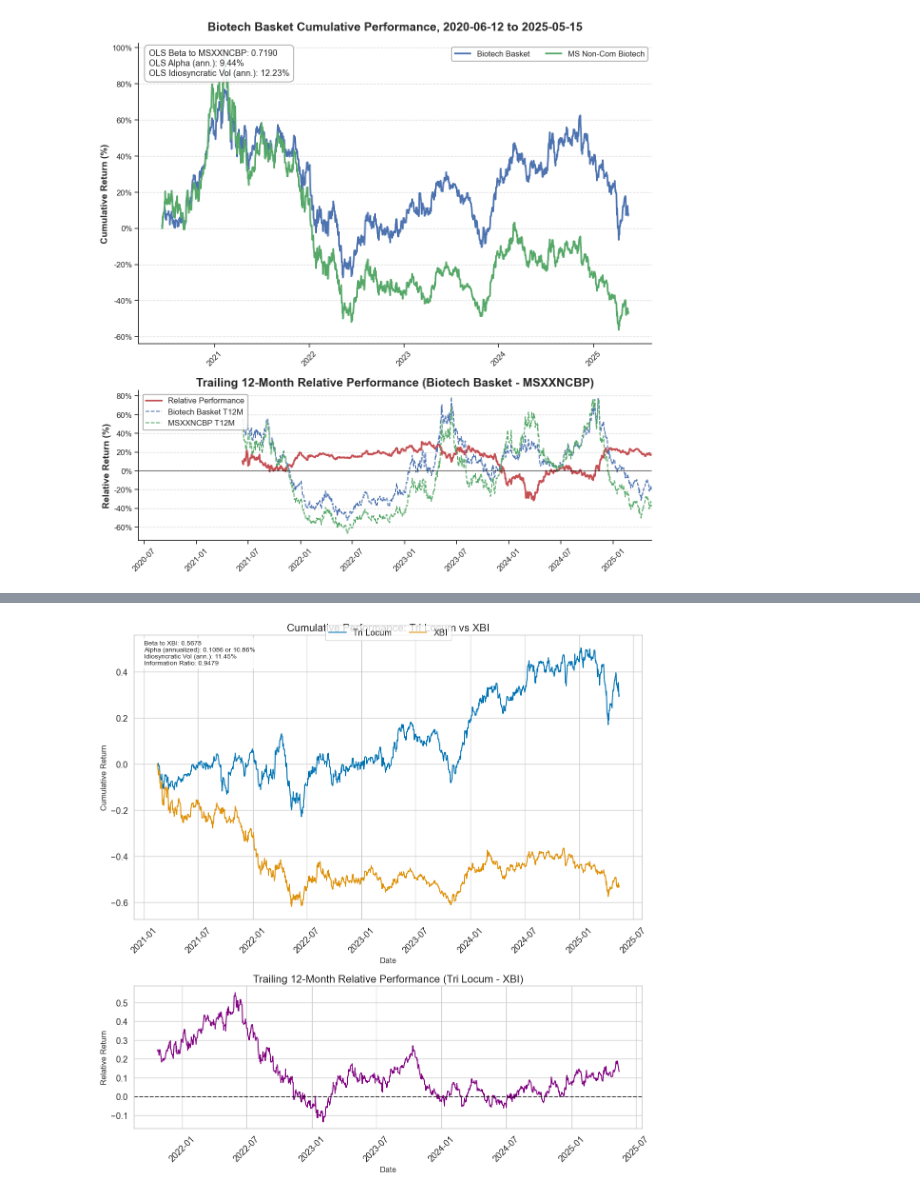
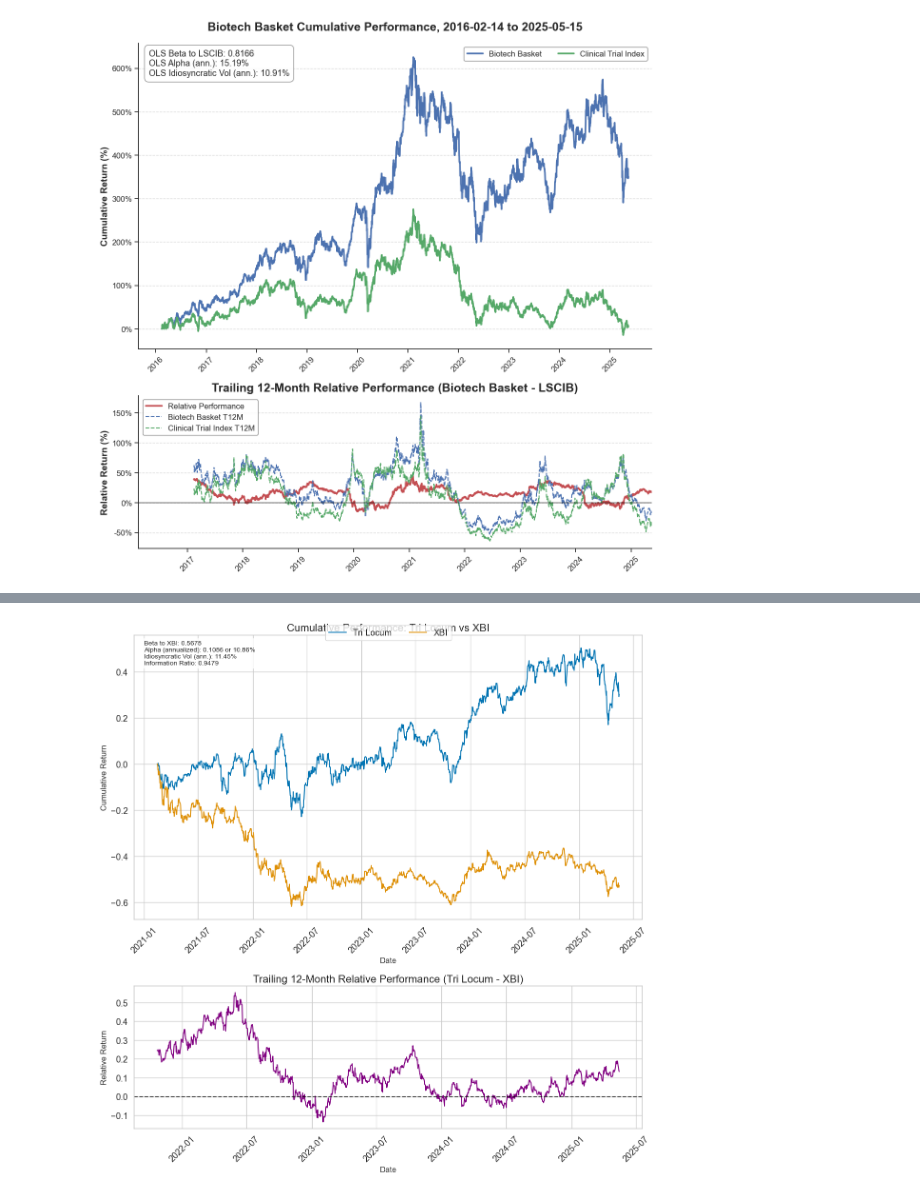
Before and after one commit to UVIMCO/Biotech-Basket, a Jupyter notebook: FundModel.ipynb, the cells around one changed output, grey strips where cells are left out. Drawn from its saved outputs; the diff is of its cells as text; code cells hidden in the pictures.

Commit message:
add new index

```diff
--- a/FundModel.ipynb
+++ b/FundModel.ipynb
@@ -513,50 +559,45 @@ plt.show()
 # %%
-# Get strategy returns and MSXXNCB returns
+# Get strategy returns and LSCIBreturns
 strategy_returns = bt.get_strategy_returns(final_holdings, pd.Timestamp('2025-05-15'))
-msxxncb_returns = bt.sec_rets_df['MSXXNCB'].loc[strategy_returns.index[0]:strategy_returns.index[-1]]
-
-# Filter both series to start from June 12, 2020
-start_date = pd.Timestamp('2020-06-12')
-strategy_returns = strategy_returns[strategy_returns.index >= start_date]
-msxxncb_returns = msxxncb_returns[msxxncb_returns.index >= start_date]
+clinical_trial_index_returns = bt.sec_rets_df['LSCIB'].loc[strategy_returns.index[0]:strategy_returns.index[-1]]
 
 # Convert to cumulative returns
 strategy_cumulative = (1 + strategy_returns).cumprod() - 1
-msxxncb_cumulative = (1 + msxxncb_returns).cumprod() - 1
+clinical_trial_index_cumulative = (1 + clinical_trial_index_returns).cumprod() - 1
 
 # Create a DataFrame for plotting
 cumulative_returns = pd.DataFrame({
     'Biotech Basket': strategy_cumulative,
-    'MS Non-Com Biotech': msxxncb_cumulative
+    'Clinical Trial Index': clinical_trial_index_cumulative
 })
 
-# Calculate trailing 12-month cumulative returns for both strategy and MSXXNCB
+# Calculate trailing 12-month cumulative returns for both strategy and Clinical Trial Index
 strategy_t12m = (1 + strategy_returns).rolling(window=365).apply(lambda x: x.prod()) - 1
-msxxncb_t12m = (1 + msxxncb_returns).rolling(window=365).apply(lambda x: x.prod()) - 1
+clinical_trial_index_t12m = (1 + clinical_trial_index_returns).rolling(window=365).apply(lambda x: x.prod()) - 1
 
-# Calculate trailing 12-month relative performance (Strategy T12M - MSXXNCB T12M)
-trailing_12m_relative = strategy_t12m - msxxncb_t12m
+# Calculate trailing 12-month relative performance (Strategy T12M - Clinical Trial Index T12M)
+trailing_12m_relative = strategy_t12m - clinical_trial_index_t12m
 
 # Create a figure with 2 subplots
 fig, (ax1, ax2) = plt.subplots(2, 1, figsize=(12, 12), gridspec_kw={'height_ratios': [2, 1]})
 
-# Compute beta and alpha to MSXXNCB for regular strategy
+# Compute beta and alpha to LSCIB for regular strategy
 returns_for_regression = pd.DataFrame({
     'strategy': strategy_returns,
-    'msxxncb': msxxncb_returns
+    'lscib': clinical_trial_index_returns
 })
 returns_for_regression = returns_for_regression.dropna()
 returns_for_regression = returns_for_regression[(returns_for_regression['strategy'] != 0) |
-                                               (returns_for_regression['msxxncb'] != 0)]
+                                               (returns_for_regression['lscib'] != 0)]
 
 # Add a constant to the regression model
-X = sm.add_constant(returns_for_regression['msxxncb'])
+X = sm.add_constant(returns_for_regression['lscib'])
 Y = returns_for_regression['strategy']
 
 # Fit the regression model
 model = sm.OLS(Y, X).fit()
 # Extract beta and alpha
-beta = model.params['msxxncb']
+beta = model.params['lscib']
 alpha = model.params['const']
 alpha_annualized = alpha * len(returns_for_regression) / ((strategy_returns.index[-1] - strategy_returns.index[0]).days / 365.25)
 
@@ -588,7 +629,7 @@ legend.get_frame().set_linewidth(1)
 
 # Add metrics box with enhanced styling
 metrics_text = (
-    f"OLS Beta to MSXXNCBP: {beta:.4f}\n"
+    f"OLS Beta to LSCIB: {beta:.4f}\n"
     f"OLS Alpha (ann.): {alpha_annualized*100:.2f}%\n"
     f"OLS Idiosyncratic Vol (ann.): {idio_vol_annualized*100:.2f}%"
 )
@@ -601,37 +642,37 @@ ax1.text(0.02, 0.98, metrics_text, transform=ax1.transAxes, fontsize=13,
                                           linewidth=1))
 
 # Plot 2: Trailing 12-month Relative Performance
 ax2.grid(True, linestyle='--', alpha=0.7, axis='y')
 sns.lineplot(data=trailing_12m_relative, color="#C44E52",
             ax=ax2, linewidth=2.5, label='Relative Performance')
 
 # Add individual T12M returns as dotted lines
 sns.lineplot(data=strategy_t12m, color="#4C72B0", ax=ax2,
             linewidth=1.5, linestyle='--', label='Biotech Basket T12M')
-sns.lineplot(data=msxxncb_t12m, color="#55A868", ax=ax2,
-            linewidth=1.5, linestyle='--', label='MSXXNCBP T12M')
+sns.lineplot(data=clinical_trial_index_t12m, color="#55A868", ax=ax2,
+            linewidth=1.5, linestyle='--', label='Clinical Trial Index T12M')
 
 # Format the second plot
-ax2.set_title("Trailing 12-Month Relative Performance (Biotech Basket - MSXXNCBP)",
+ax2.set_title("Trailing 12-Month Relative Performance (Biotech Basket - LSCIB)",
              fontsize=18, fontweight='bold')
 ax2.set_ylabel("Relative Return (%)", fontsize=14, fontweight='bold')
 ax2.set_xlabel("")  # Remove x-axis label
 ax2.tick_params(axis='both', labelsize=12)
 ax2.tick_params(axis='x', rotation=45)
 ax2.axhline(y=0, color='black', linestyle='-', alpha=0.5, linewidth=1.5)
 ax2.yaxis.set_major_formatter(plt.FuncFormatter(lambda x, _: f'{x*100:.0f}%'))
 
 # Add legend for the second plot
 ax2.legend(title="", loc='upper left', ncol=1, frameon=True, framealpha=0.9,
           fontsize=12, edgecolor='gray')
 
 # Ensure both plots have the same x-axis range
 ax2.set_xlim(cumulative_returns.index.min(), cumulative_returns.index.max())
 
 plt.tight_layout()
 plt.show()
 # %% [output]
-[figure, old version]
+[figure, new version]
 # %%
 # Get the holdings for the specified date
 holdings = final_holdings.loc[pd.Timestamp('2025-02-14')].dropna().loc[lambda x: x != 0]
```
Also changed, not shown: parts of 8 cells of this notebook, 1 other file.
